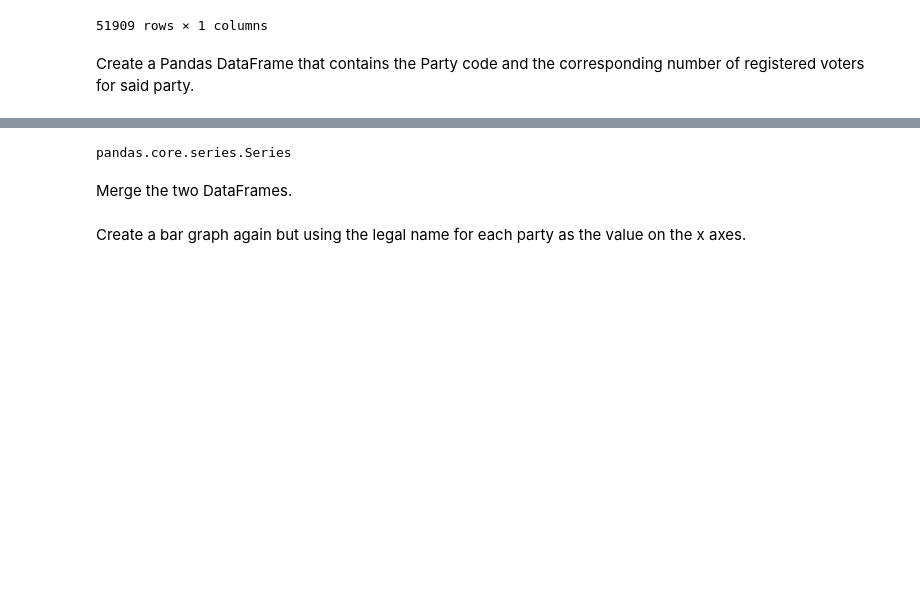
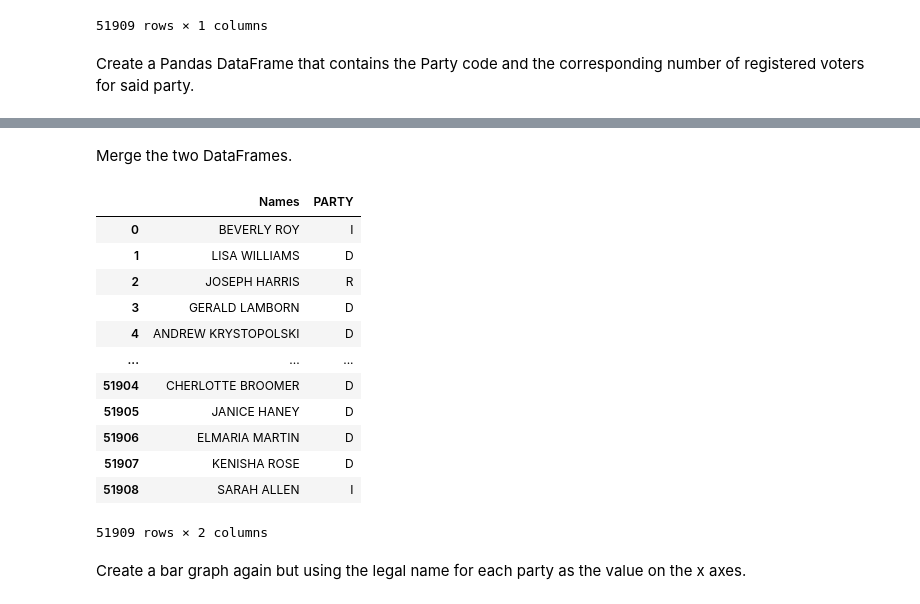
Before and after one commit to imirransom/DataEngineering.Labs.RegisteredVotersFileWilmingtonDE, a Jupyter notebook: data/wilmington_de_registered_voters.ipynb, the cells around one changed output, grey strips where cells are left out. Saved outputs shown, nothing was run; the diff lists cells and outputs as text; code cells hidden in the pictures; blank space fills up the shorter version.

```diff
--- a/data/wilmington_de_registered_voters.ipynb
+++ b/data/wilmington_de_registered_voters.ipynb
@@ -312,6 +332,0 @@ Create a Pandas DataFrame that contains the Party code and the corresponding num
-# %%
-# Create DataFrame df_party_counts here
-df_party_counts = df['PARTY']
-type(df_party_counts)
-# %% [output]
-pandas.core.series.Series
@@ -322,2 +339,17 @@ Merge the two DataFrames.
 # %%
-# Merge DataFrame here
+# Display new DataFrame here
+new_df
+# %% [output]
+|  | Names | PARTY |
+| 0 | BEVERLY ROY | I |
+| 1 | LISA WILLIAMS | D |
+| 2 | JOSEPH HARRIS | R |
+| 3 | GERALD LAMBORN | D |
+| 4 | ANDREW KRYSTOPOLSKI | D |
+| ... | ... | ... |
+| 51904 | CHERLOTTE BROOMER | D |
+| 51905 | JANICE HANEY | D |
+| 51906 | ELMARIA MARTIN | D |
+| 51907 | KENISHA ROSE | D |
+| 51908 | SARAH ALLEN | I |
+51909 rows × 2 columns
```
Also changed, not shown: parts of 9 cells of this notebook.
